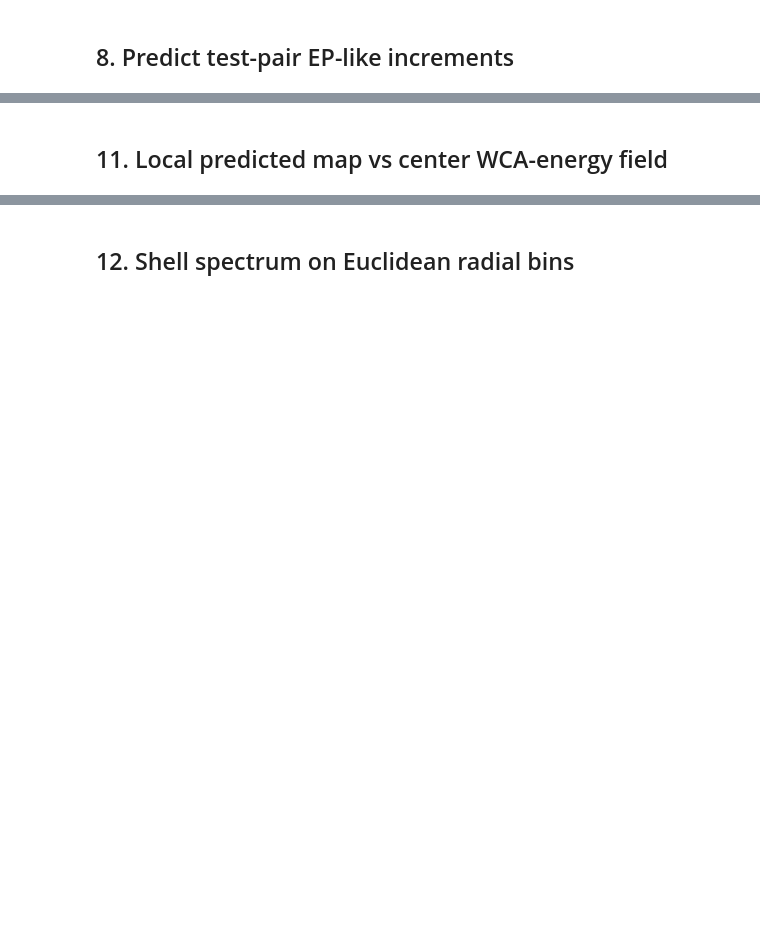
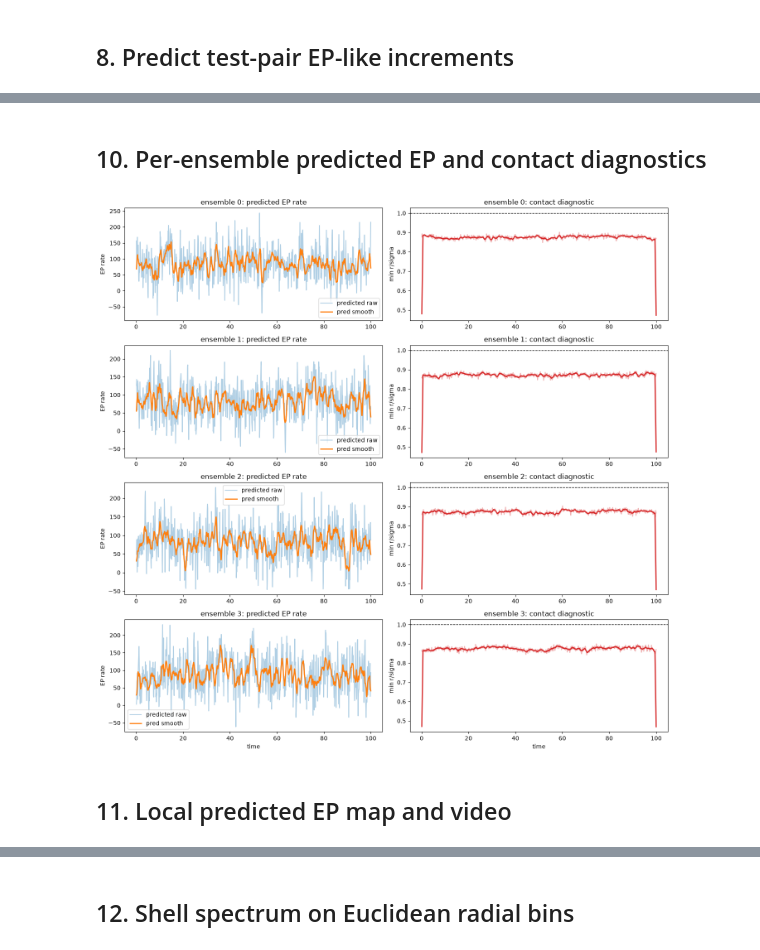
Before and after one commit to 2DHvN/CNEEP_v2, a Jupyter notebook: notebooks/Corr_ABP_ShellForce.ipynb, the cells around one changed output, grey strips where cells are left out. Saved outputs shown, nothing was run; the diff lists cells and outputs as text; code cells hidden in the pictures; blank space fills up the shorter version.

```diff
--- a/notebooks/Corr_ABP_ShellForce.ipynb
+++ b/notebooks/Corr_ABP_ShellForce.ipynb
@@ -496,10 +548,6 @@ pred_shell_increment = np.concatenate(pred_shell_increment, axis=0)
 pair_b = np.concatenate(pair_b)
 pair_t = np.concatenate(pair_t)
 
-U_t = test_U[pair_b, pair_t]
-U_tp1 = test_U[pair_b, pair_t + 1]
-dU_dt = (U_tp1 - U_t) / dt_saved
-release_rate = -dU_dt
 min_r = test_min_dist[pair_b, pair_t]
 pred_rate = pred_increment / dt_saved
 shell_rate = pred_shell_increment / dt_saved
@@ -513,7 +561,13 @@ def corrcoef(x, y):
         return np.nan
     return float(np.corrcoef(x[mask], y[mask])[0, 1])
 
-print(f"Pred mean rate: {pred_rate.mean():.6e}")
-print(f"corr(pred, U):        {corrcoef(pred_rate, U_t):.4f}")
-print(f"corr(pred, -dU/dt):   {corrcoef(pred_rate, release_rate):.4f}")
-print(f"corr(pred, min_dist): {corrcoef(pred_rate, min_r):.4f}")
+print("Raw predicted pair summary by ensemble")
+for ens in range(opt.M_test):
+    mask = pair_b == ens
+    if not mask.any():
+        print(f"  ens {ens}: no predicted pairs")
+        continue
+    print(
+        f"  ens {ens}: pred_mean_rate={pred_rate[mask].mean():.6e}, "
+        f"corr(pred, min_dist)={corrcoef(pred_rate[mask], min_r[mask]):.4f}"
+    )
@@ -793,2 +680,37 @@ plt.show()
+# %% [markdown]
+## 10. Per-ensemble predicted EP and contact diagnostics
+# %%
+def smooth(x, window=11):
+    window = min(window, len(x))
+    if window <= 1:
+        return x
+    return np.convolve(x, np.ones(window) / window, mode="same")
+
+fig, axes = plt.subplots(opt.M_test, 2, figsize=(14, max(3.4 * opt.M_test, 4)), squeeze=False)
+for ens in range(opt.M_test):
+    axes[ens, 0].plot(time_pairs, pred_rate_grid[ens], alpha=0.35, label="predicted raw")
+    axes[ens, 0].plot(time_pairs, smooth(pred_rate_grid[ens]), lw=2, label="pred smooth")
+    if compute_gt_ep:
+        axes[ens, 0].plot(time_pairs, smooth(exact_medium_rate_grid[ens]), lw=2, label="exact smooth")
+    axes[ens, 0].set_ylabel("EP rate")
+    axes[ens, 0].set_title(f"ensemble {ens}: predicted EP rate")
+    axes[ens, 0].legend()
+
+    minr_series = test_min_dist[ens, :-1] / abp_params.sigma
+    axes[ens, 1].plot(time_pairs, minr_series, alpha=0.35, color="tab:red")
+    axes[ens, 1].plot(time_pairs, smooth(minr_series), lw=2, color="tab:red")
+    axes[ens, 1].axhline(1.0, color="k", linestyle="--", lw=1)
+    axes[ens, 1].set_ylabel("min r/sigma")
+    axes[ens, 1].set_title(f"ensemble {ens}: contact diagnostic")
+
+axes[-1, 0].set_xlabel("time")
+axes[-1, 1].set_xlabel("time")
+
+plt.tight_layout()
+figure_name = "abp_raw_ep_contact_by_ensemble.png" if compute_gt_ep else "abp_predicted_ep_contact_by_ensemble.png"
+plt.savefig(os.path.join(current_result_folder, figure_name), dpi=150)
+plt.show()
+# %% [output]
+[figure, added]
 # %% [markdown]
-## 11. Local predicted map vs center WCA-energy field
+## 11. Local predicted EP map and video
```
Also changed, not shown: parts of 26 cells of this notebook, 4 other files.
